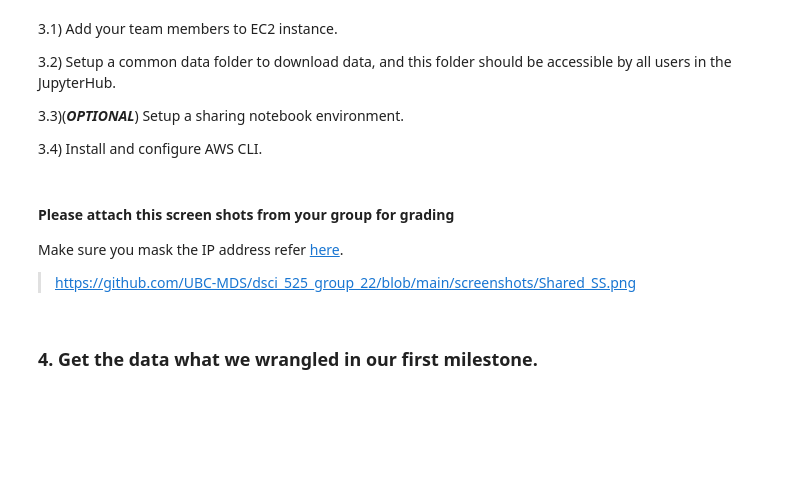
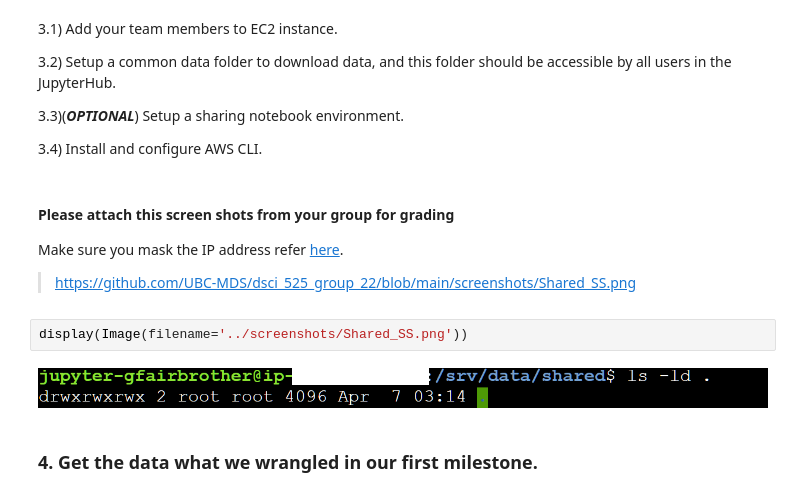
Before and after one commit to UBC-MDS/dsci_525_group_22, a Jupyter notebook: notebooks/Milestone2.ipynb, the cells around one changed output. Drawn from its saved outputs; the diff is of its cells as text; blank space fills up the shorter version.

```diff
--- a/notebooks/Milestone2.ipynb
+++ b/notebooks/Milestone2.ipynb
@@ -73,6 +82,10 @@ rubric={correctness:20}
 Make sure you mask the IP address refer [here](https://www.anysoftwaretools.com/blur-part-picture-mac/).
 
 > https://github.com/UBC-MDS/dsci_525_group_22/blob/main/screenshots/Shared_SS.png
+# %%
+display(Image(filename='../screenshots/Shared_SS.png'))
+# %% [output]
+[figure, added]
 # %% [markdown]
 ### 4. Get the data what we wrangled in our first milestone.
 # %% [markdown]
```
Also changed, not shown: parts of 6 cells of this notebook, 1 other file.
